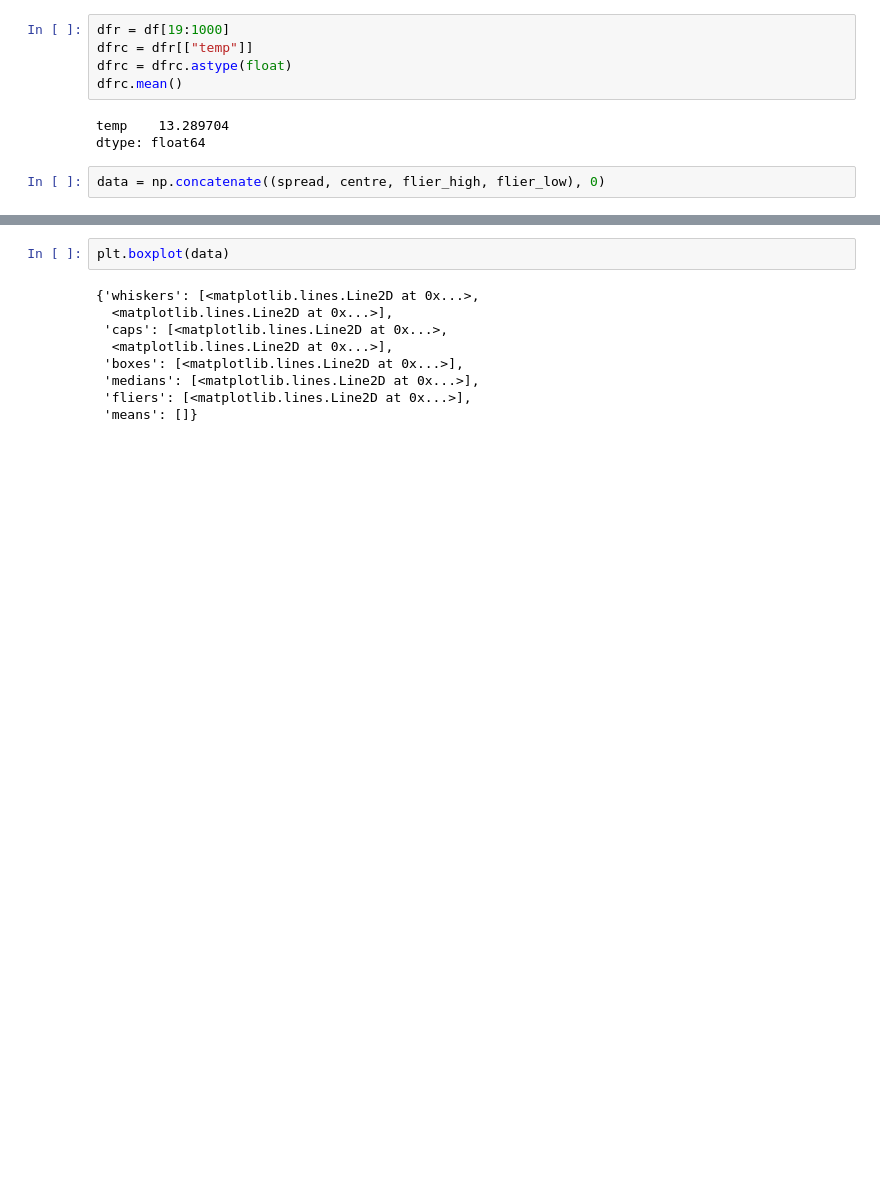
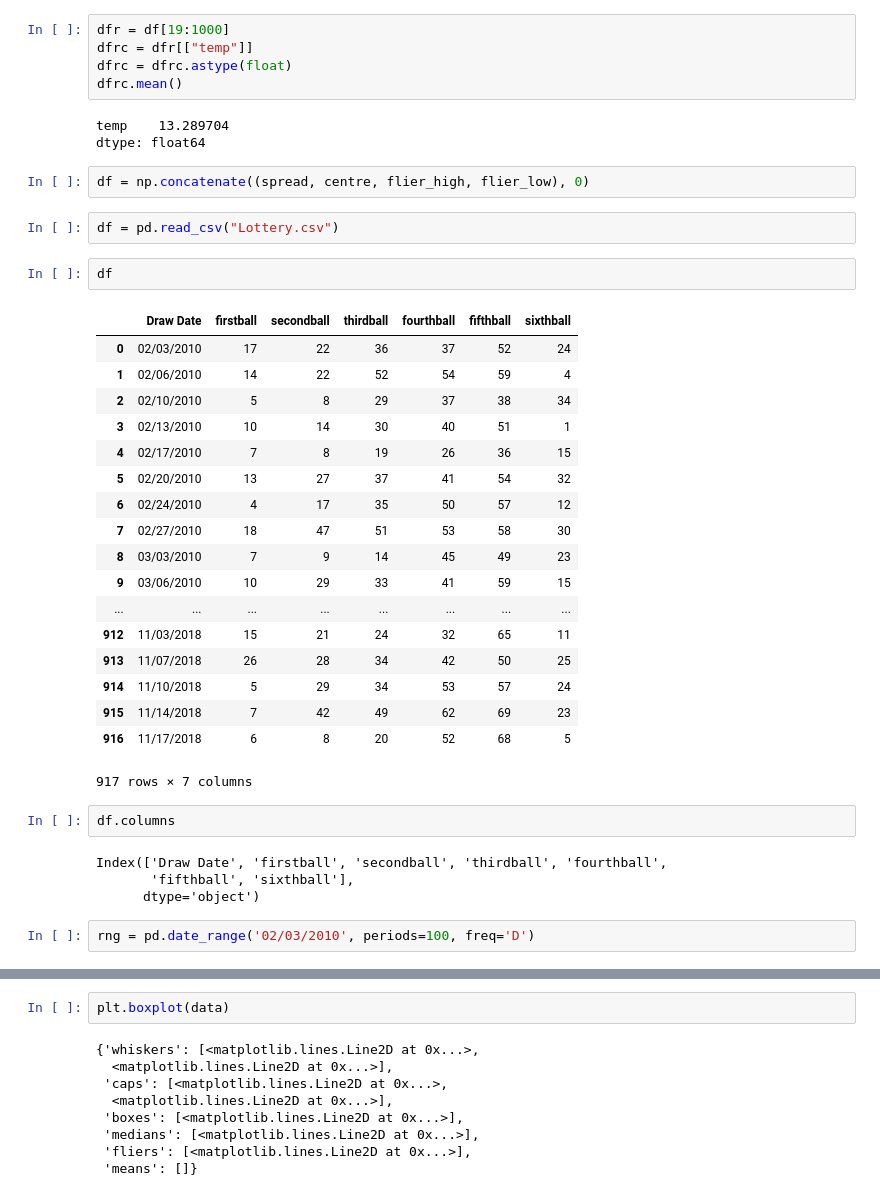
Before and after one commit to Gerrydh/Fundamentals-of-DA-Project, a Jupyter notebook: Box Plots- An Investigation.ipynb, the cells around one changed output, grey strips where cells are left out. Cells and saved outputs as stored; diff of their text form; blank space fills up the shorter version.

```diff
--- a/Box Plots- An Investigation.ipynb
+++ b/Box Plots- An Investigation.ipynb
@@ -63,4 +63,35 @@ dfrc.mean()
 temp    13.289704
 dtype: float64
 # %%
-data = np.concatenate((spread, centre, flier_high, flier_low), 0)
+df = np.concatenate((spread, centre, flier_high, flier_low), 0)
+# %%
+df = pd.read_csv("Lottery.csv")
+# %%
+df
+# %% [output]
+|  | Draw Date | firstball | secondball | thirdball | fourthball | fifthball | sixthball |
+| 0 | 02/03/2010 | 17 | 22 | 36 | 37 | 52 | 24 |
+| 1 | 02/06/2010 | 14 | 22 | 52 | 54 | 59 | 4 |
+| 2 | 02/10/2010 | 5 | 8 | 29 | 37 | 38 | 34 |
+| 3 | 02/13/2010 | 10 | 14 | 30 | 40 | 51 | 1 |
+| 4 | 02/17/2010 | 7 | 8 | 19 | 26 | 36 | 15 |
+| 5 | 02/20/2010 | 13 | 27 | 37 | 41 | 54 | 32 |
+| 6 | 02/24/2010 | 4 | 17 | 35 | 50 | 57 | 12 |
+| 7 | 02/27/2010 | 18 | 47 | 51 | 53 | 58 | 30 |
+| 8 | 03/03/2010 | 7 | 9 | 14 | 45 | 49 | 23 |
+| 9 | 03/06/2010 | 10 | 29 | 33 | 41 | 59 | 15 |
+| ... | ... | ... | ... | ... | ... | ... | ... |
+| 912 | 11/03/2018 | 15 | 21 | 24 | 32 | 65 | 11 |
+| 913 | 11/07/2018 | 26 | 28 | 34 | 42 | 50 | 25 |
+| 914 | 11/10/2018 | 5 | 29 | 34 | 53 | 57 | 24 |
+| 915 | 11/14/2018 | 7 | 42 | 49 | 62 | 69 | 23 |
+| 916 | 11/17/2018 | 6 | 8 | 20 | 52 | 68 | 5 |
+917 rows × 7 columns
+# %%
+df.columns
+# %% [output]
+Index(['Draw Date', 'firstball', 'secondball', 'thirdball', 'fourthball',
+       'fifthball', 'sixthball'],
+      dtype='object')
+# %%
+rng = pd.date_range('02/03/2010', periods=100, freq='D')
```
Also changed, not shown: parts of 3 cells of this notebook, 1 other file.
